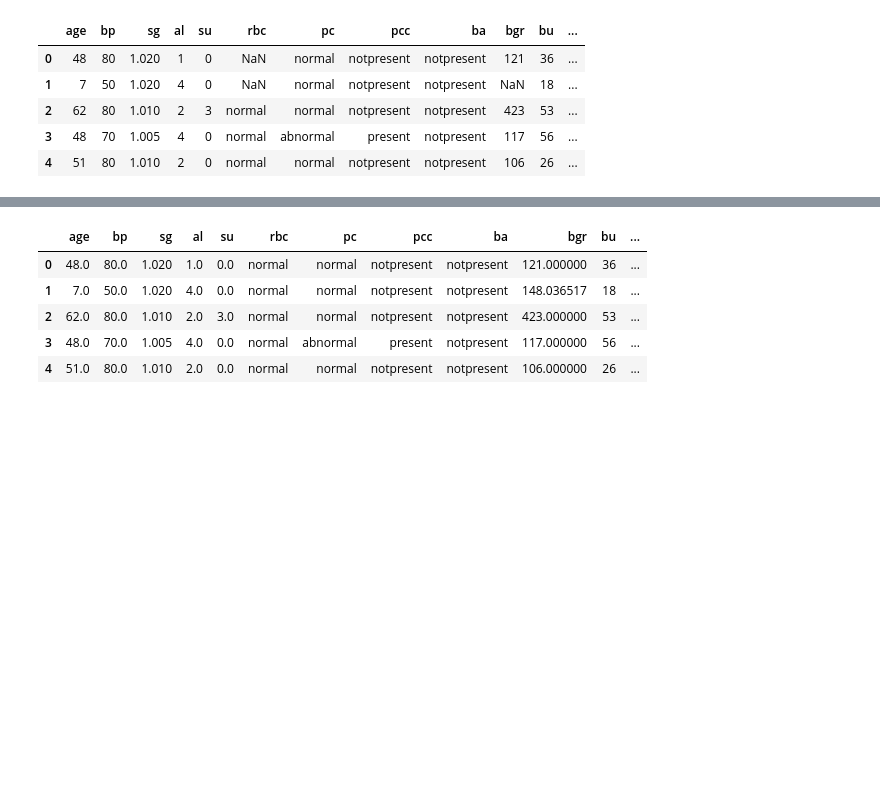
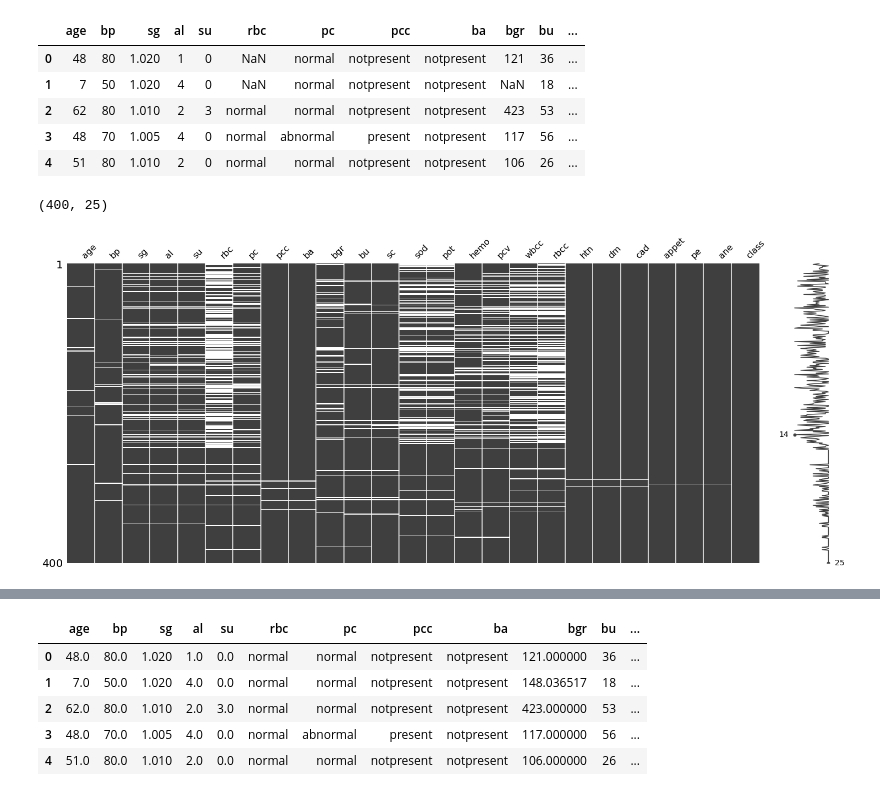
Before and after one commit to Reis25/AprendizadoDeMquinas, a Jupyter notebook: testando_projeto.ipynb, the cells around one changed output, grey strips where cells are left out. Saved outputs shown, nothing was run; the diff lists cells and outputs as text; code cells hidden in the pictures; blank space fills up the shorter version.

```diff
--- a/testando_projeto.ipynb
+++ b/testando_projeto.ipynb
@@ -29,3 +87,15 @@ data_frame.head()
 | 2 | 62 | 80 | 1.010 | 2 | 3 | normal | normal | notpresent | notpresent | 423 | 53 | ... |
 | 3 | 48 | 70 | 1.005 | 4 | 0 | normal | abnormal | present | notpresent | 117 | 56 | ... |
 | 4 | 51 | 80 | 1.010 | 2 | 0 | normal | normal | notpresent | notpresent | 106 | 26 | ... |
+# %%
+data_frame.shape
+# %% [output]
+(400, 25)
+# %%
+#Observando no dataset os dados faltantes
+import missingno as msno
+
+msno.matrix(data_frame)
+plt.show()
+# %% [output]
+[figure, added]
```
Also changed, not shown: parts of 42 cells of this notebook.
